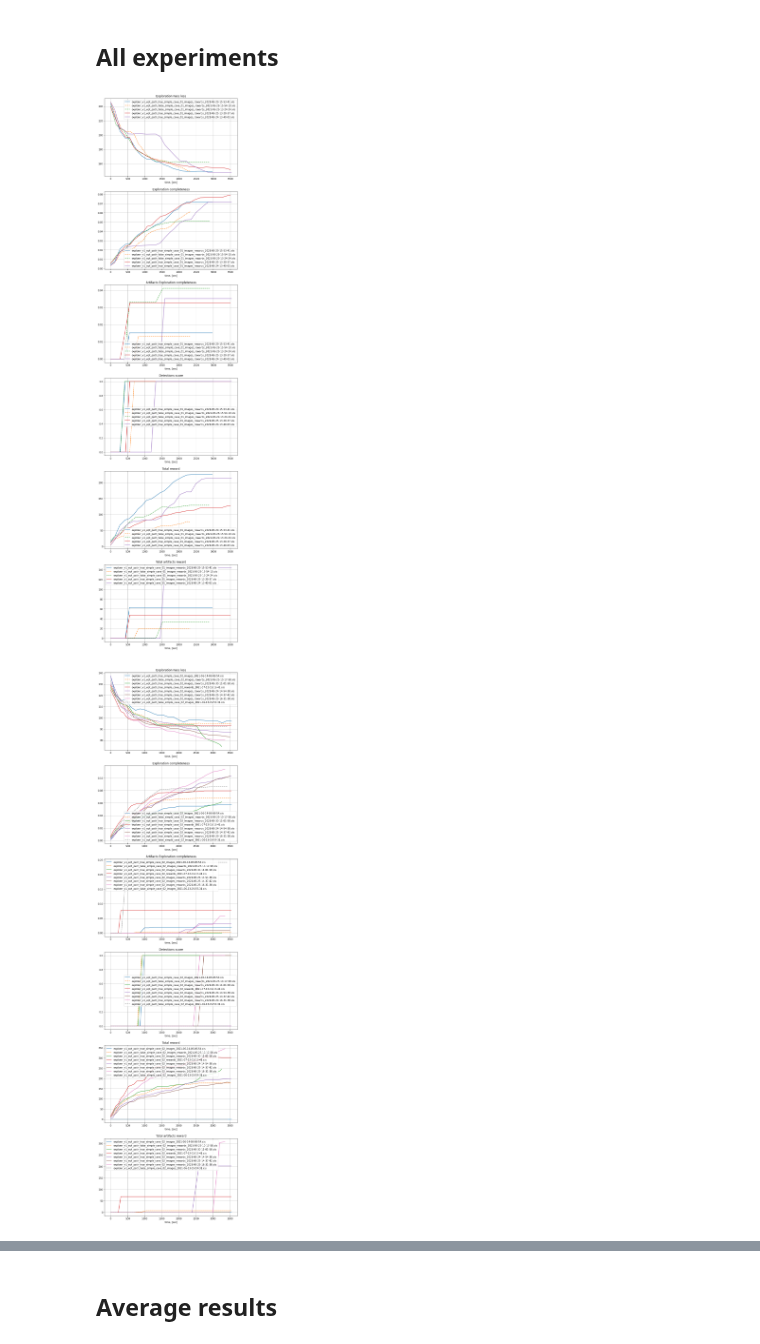
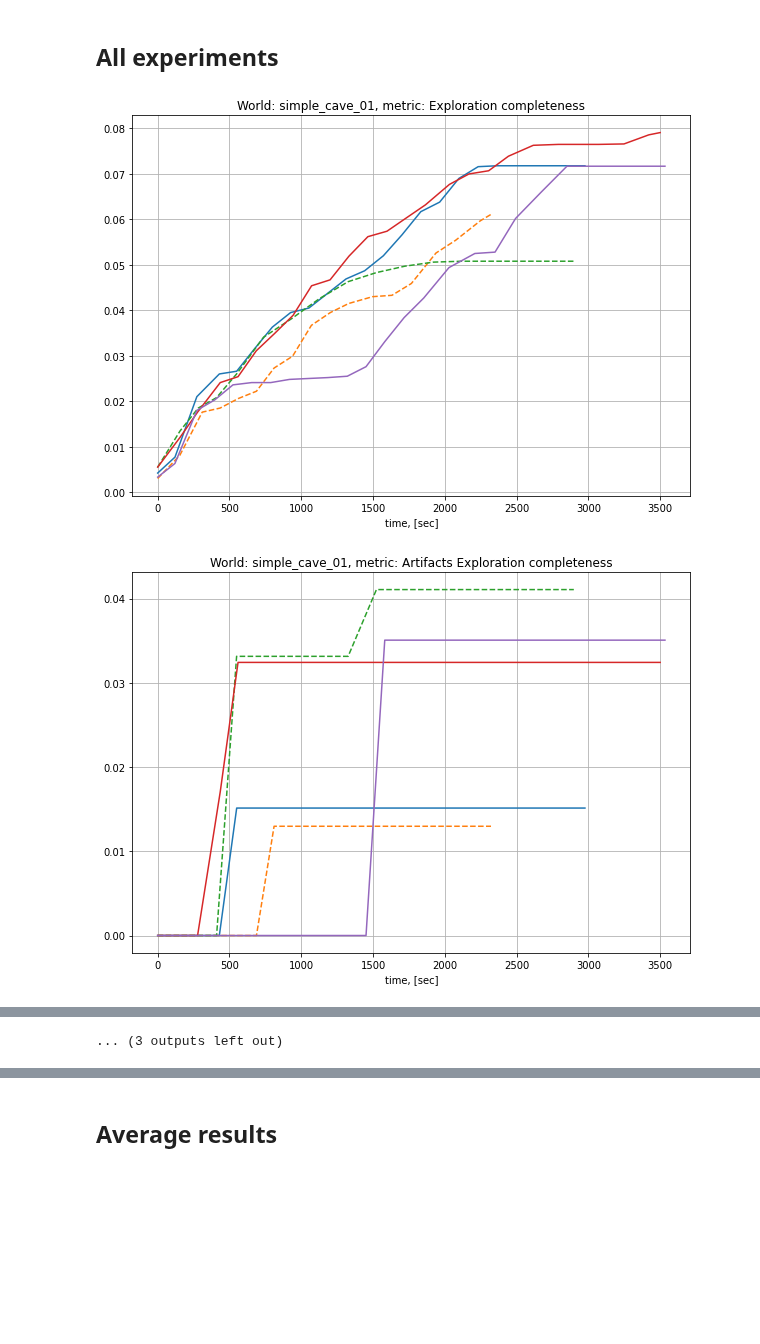
Before and after one commit to tpet/rpz_planning, a Jupyter notebook: notebooks/metrics_xls_parser.ipynb, the cells around one changed output, grey strips where cells are left out. Saved outputs shown, nothing was run; the diff lists cells and outputs as text; code cells hidden in the pictures; blank space fills up the shorter version.

```diff
--- a/notebooks/metrics_xls_parser.ipynb
+++ b/notebooks/metrics_xls_parser.ipynb
@@ -7,43 +7,41 @@ import os
 ## All experiments
 # %%
 common_metrics = [
-            "Exploration Face loss",
+#             "Exploration Face loss",
 #             "Exploration Edge loss",
 #             "Exploration Chamfer loss",
 #             "Map Face loss",
 #             "Map Edge loss",
 #             "Map Chamfer loss",
             "Exploration completeness",
             "Artifacts Exploration completeness",
             "Detections score",
 #             "N of constructed points"
             "Total reward",
             "Total artifacts reward"
           ]
 
 worlds = ["simple_cave_01", "simple_cave_02", "simple_cave_03"]
 # worlds = ["simple_cave_02"]
 
 # paths = ['../data/bags/mapping_eval/metrics/']
 paths = ['../data/bags/mapping_eval/']
 
 for world in worlds:
-    plt.figure(figsize=(10, 7*len(common_metrics)*len(paths)))
-    plt.title(f"World: {world}")
     for i, metric in enumerate(common_metrics):
-        plt.subplot(len(common_metrics)*len(paths), 1, i+1)
-        plt.title(metric)
+        plt.figure(figsize=(10, 7))
+        plt.title(f"World: {world}, metric: {metric}")
         for path in paths:
             xls_files = [file for file in os.listdir(path) if 'xls' in file and world in file]
             for file in xls_files:
                 data = pd.read_excel(os.path.join(path, file))
                 if metric in data and np.max(data['Exploration completeness']) > 0.05:
                     ls = 'solid' if 'true' in file else 'dashed'
                     t = data['Time stamp'] - data['Time stamp'][0]
                     plt.plot(t, data[metric], linestyle=ls, label=file)
         plt.grid()
         plt.xlabel('time, [sec]')
-        plt.legend();
+        # plt.legend();
 # %% [output]
-[figure, old version]
+[figure, new version]
-[figure, old version]
+[figure, new version]
@@ -51,3 +58,4 @@ for world in worlds:
+... (3 outputs left out)
 # %%
 data.head()
 # %% [output]
```
Also changed, not shown: parts of 5 cells of this notebook, 2 other files.
